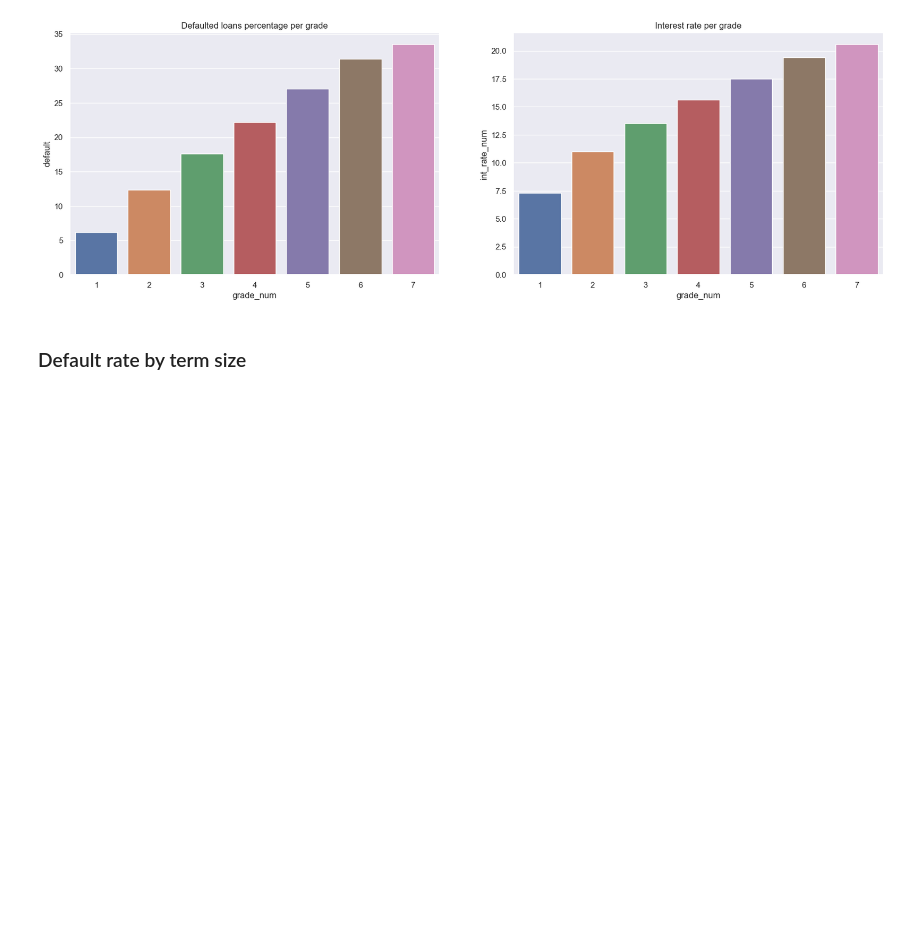
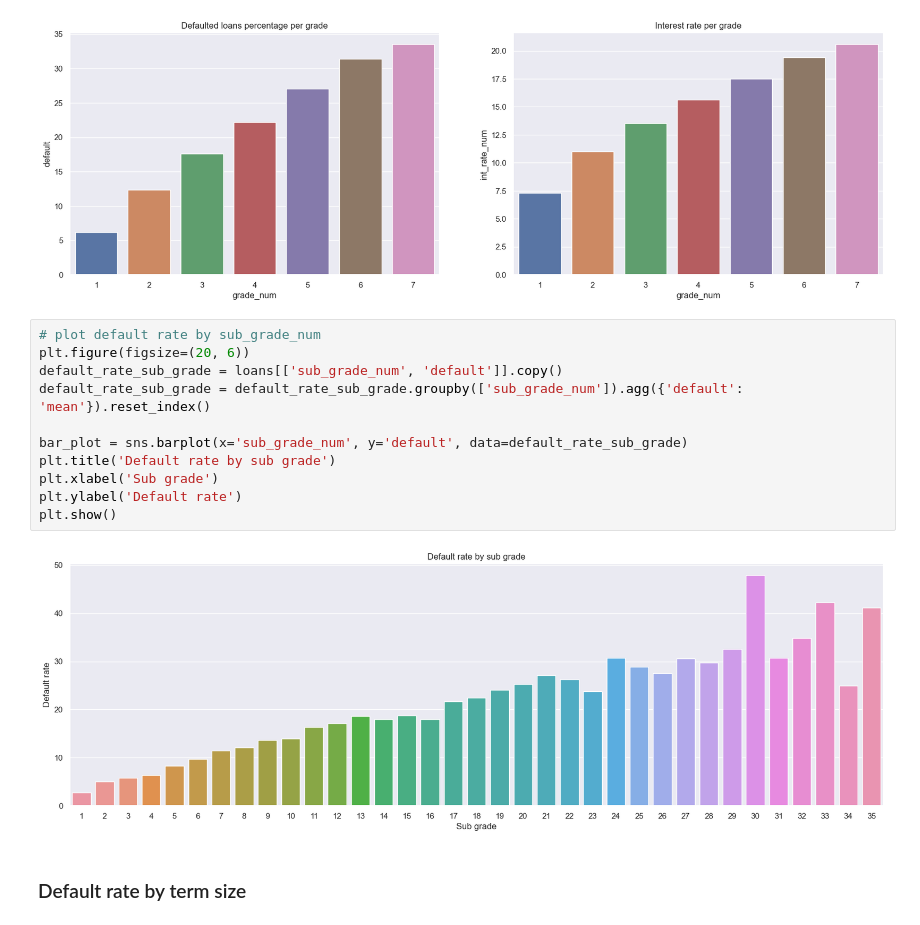
Before and after one commit to ChaitanyaVootla/LoanCaseStudy, a Jupyter notebook: Loan.ipynb, the cells around one changed output. Saved outputs shown, nothing was run; the diff lists cells and outputs as text; blank space fills up the shorter version.

```diff
--- a/Loan.ipynb
+++ b/Loan.ipynb
@@ -297,6 +306,19 @@ ax2.set_title('Interest rate per grade')
 plt.show()
 # %% [output]
 [figure]
+# %%
+# plot default rate by sub_grade_num
+plt.figure(figsize=(20, 6))
+default_rate_sub_grade = loans[['sub_grade_num', 'default']].copy()
+default_rate_sub_grade = default_rate_sub_grade.groupby(['sub_grade_num']).agg({'default': 'mean'}).reset_index()
+
+bar_plot = sns.barplot(x='sub_grade_num', y='default', data=default_rate_sub_grade)
+plt.title('Default rate by sub grade')
+plt.xlabel('Sub grade')
+plt.ylabel('Default rate')
+plt.show()
+# %% [output]
+[figure, added]
 # %% [markdown]
 ### Default rate by term size
 # %%
```
Also changed, not shown: parts of 20 cells of this notebook, 2 other files.
